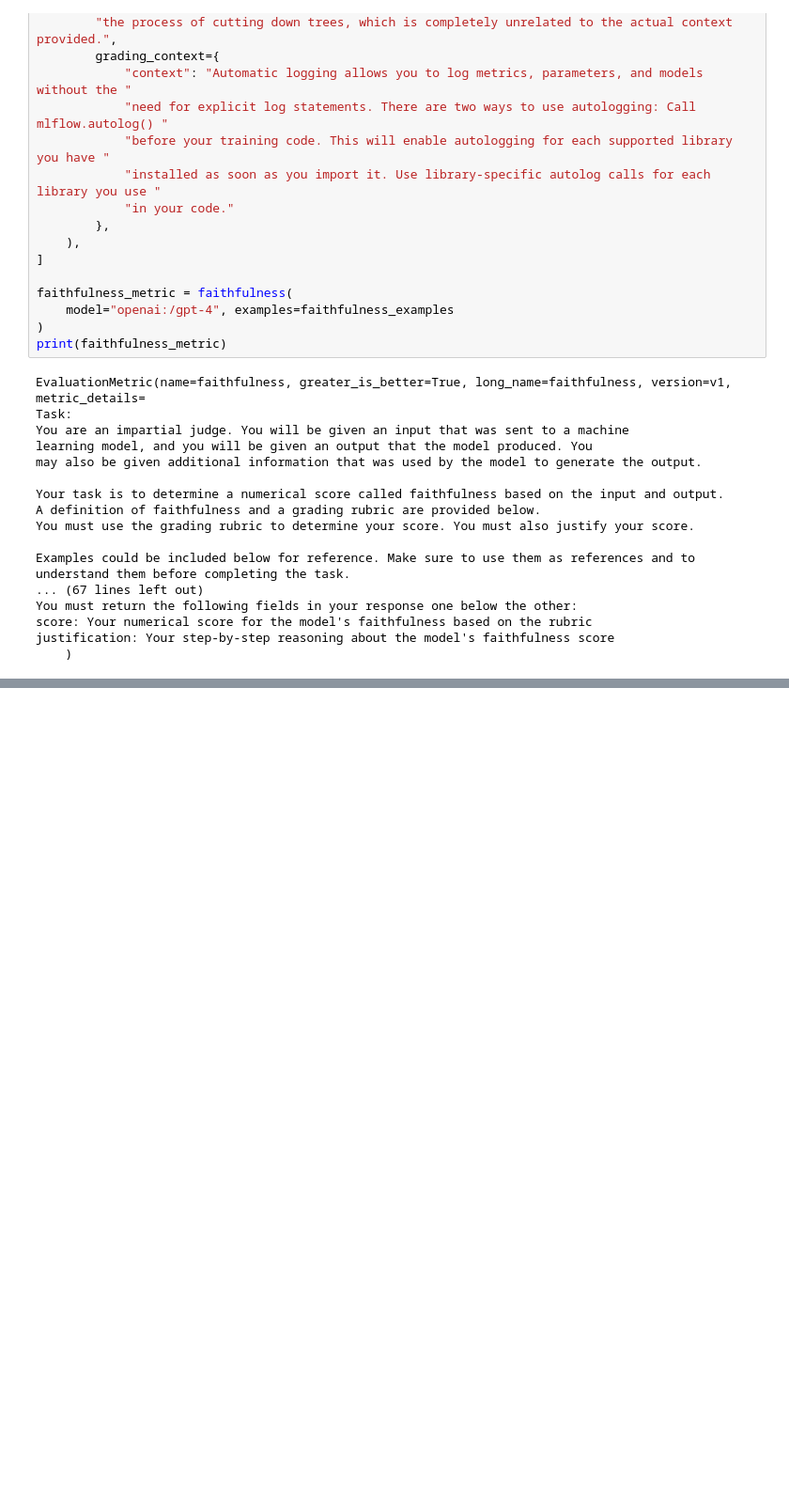
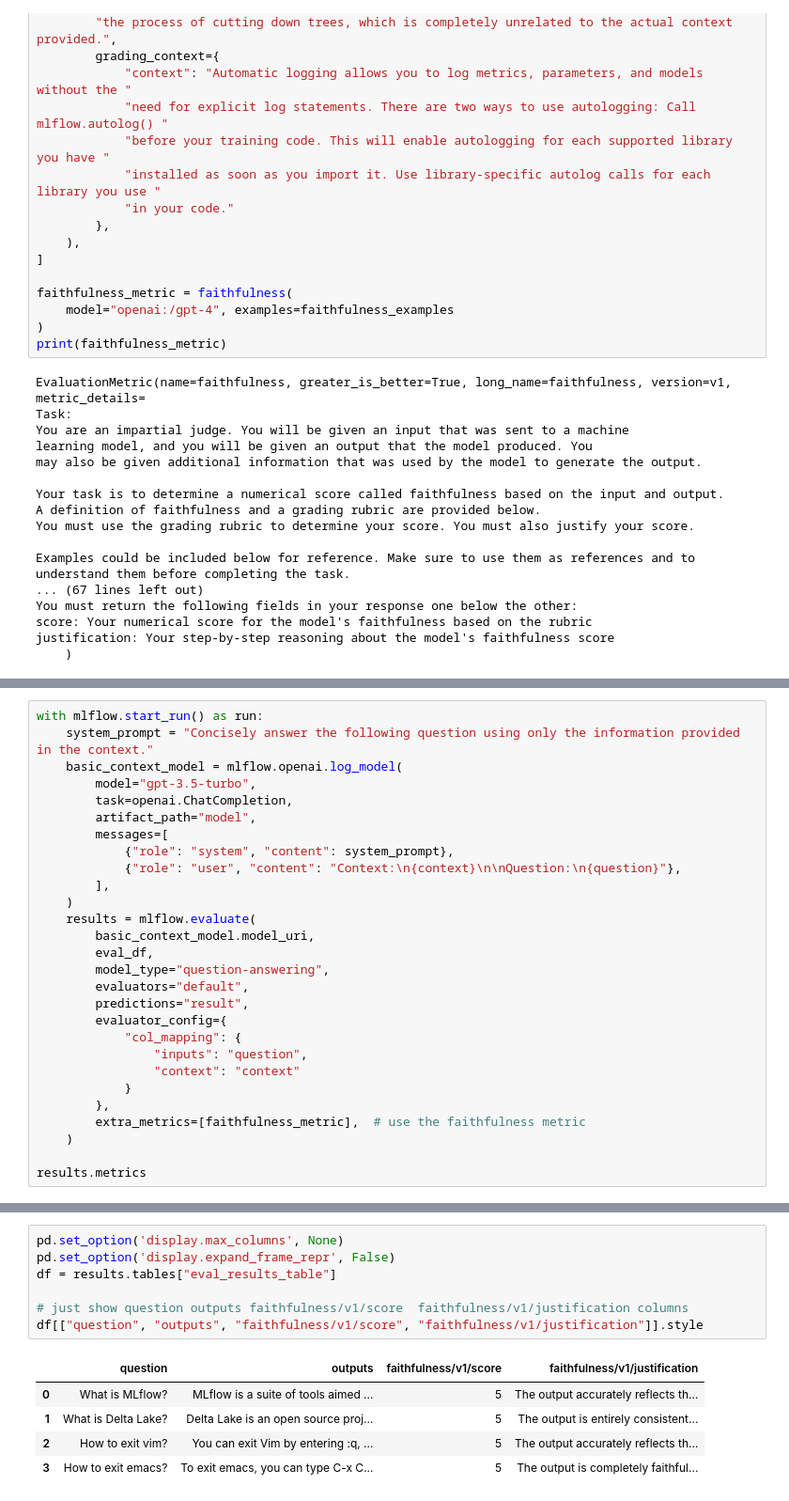
Before and after one commit to djliden/llmops-examples, a Jupyter notebook: mlflow-genai-metrics.ipynb, the cells around one changed output, grey strips where cells are left out. Shown at 94% size. Cells and saved outputs as stored; diff of their text form; blank space fills up the shorter version.

```diff
--- a/mlflow-genai-metrics.ipynb
+++ b/mlflow-genai-metrics.ipynb
@@ -261,0 +331,28 @@ justification: Your step-by-step reasoning about the model's faithfulness score
+# %%
+with mlflow.start_run() as run:
+    system_prompt = "Concisely answer the following question using only the information provided in the context."
+    basic_context_model = mlflow.openai.log_model(
+        model="gpt-3.5-turbo",
+        task=openai.ChatCompletion,
+        artifact_path="model",
+        messages=[
+            {"role": "system", "content": system_prompt},
+            {"role": "user", "content": "Context:\n{context}\n\nQuestion:\n{question}"},
+        ],
+    )
+    results = mlflow.evaluate(
+        basic_context_model.model_uri,
+        eval_df,
+        model_type="question-answering",
+        evaluators="default",
+        predictions="result",
+        evaluator_config={
+            "col_mapping": {
+                "inputs": "question",
+                "context": "context"
+            }
+        },
+        extra_metrics=[faithfulness_metric],  # use the faithfulness metric
+    )
+
+results.metrics
@@ -261,0 +382,13 @@ justification: Your step-by-step reasoning about the model's faithfulness score
+# %%
+pd.set_option('display.max_columns', None)
+pd.set_option('display.expand_frame_repr', False)
+df = results.tables["eval_results_table"]
+
+# just show question outputs faithfulness/v1/score	faithfulness/v1/justification columns
+df[["question", "outputs", "faithfulness/v1/score", "faithfulness/v1/justification"]].style
+# %% [output]
+|  | question | outputs | faithfulness/v1/score | faithfulness/v1/justification |
+| 0 | What is MLflow? | MLflow is a suite of tools aimed ... | 5 | The output accurately reflects th... |
+| 1 | What is Delta Lake? | Delta Lake is an open source proj... | 5 | The output is entirely consistent... |
+| 2 | How to exit vim? | You can exit Vim by entering :q, ... | 5 | The output accurately reflects th... |
+| 3 | How to exit emacs? | To exit emacs, you can type C-x C... | 5 | The output is completely faithful... |
```
Also changed, not shown: parts of 6 cells of this notebook.
